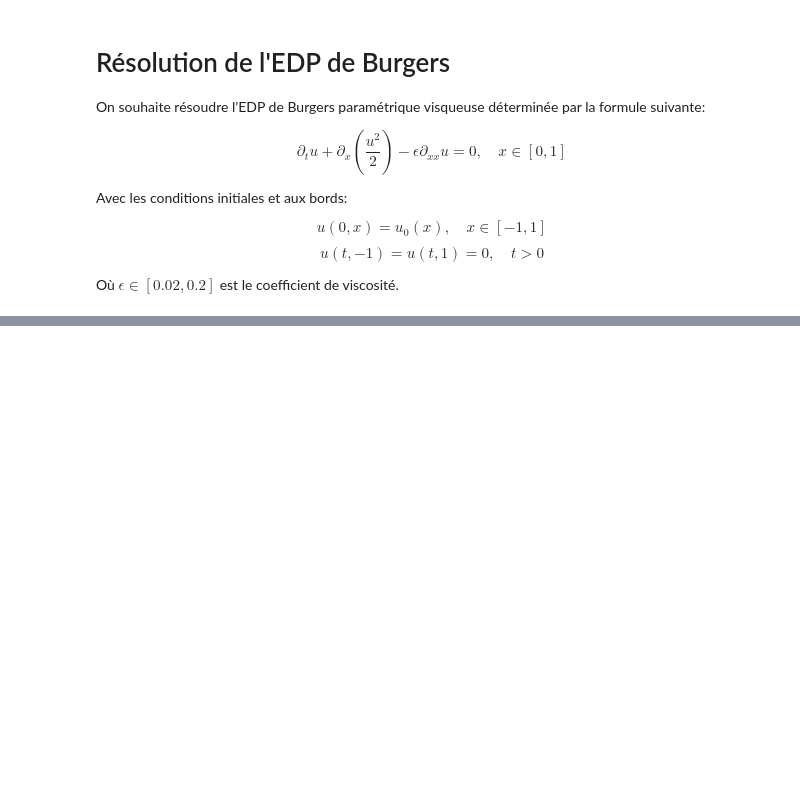
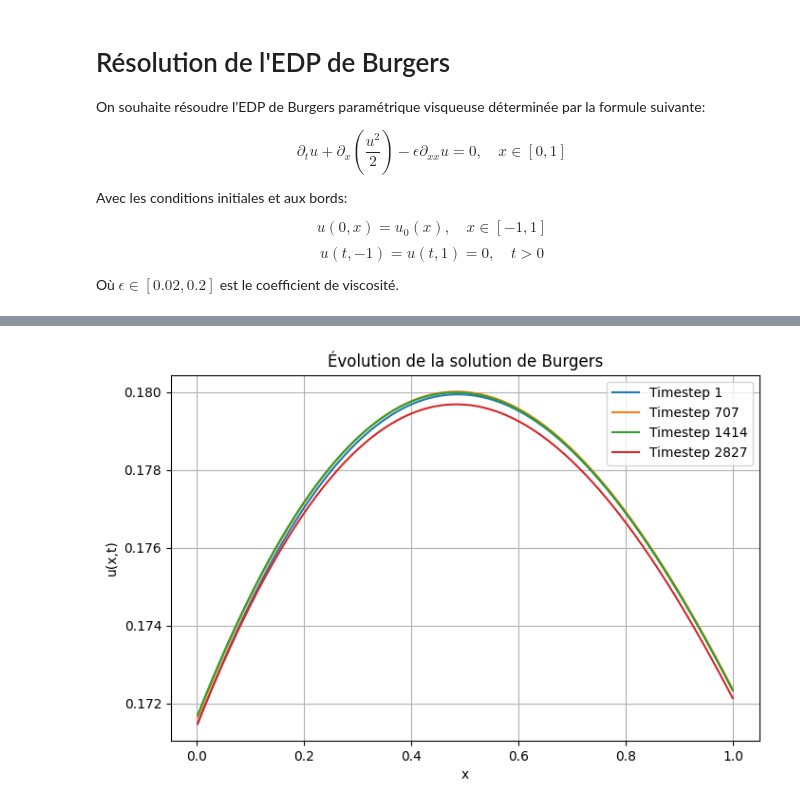
Before and after one commit to InfmathAxel/M2-csmi, a Jupyter notebook: SCIml/tp2_noté.ipynb, the cells around one changed output, grey strips where cells are left out. Drawn from its saved outputs; the diff is of its cells as text; code cells hidden in the pictures; blank space fills up the shorter version.

```diff
--- a/SCIml/tp2_noté.ipynb
+++ b/SCIml/tp2_noté.ipynb
@@ -173,0 +200,15 @@ RuntimeError: stack expects each tensor to be equal size, but got [400] at entry
+# %%
+# Affichage des résultats
+plt.figure(figsize=(8, 5))
+time_steps = [1, nSteps//4, nSteps//2, nSteps - 1]
+for t in time_steps:
+    plt.plot(mesh.centers, U_pred[:, t], label=f'Timestep {t}')
+
+plt.xlabel('x')
+plt.ylabel('u(x,t)')
+plt.title('Évolution de la solution de Burgers')
+plt.legend()
+plt.grid()
+plt.show()
+# %% [output]
+[figure, added]
```
Also changed, not shown: parts of 2 cells of this notebook, 1 other file.
